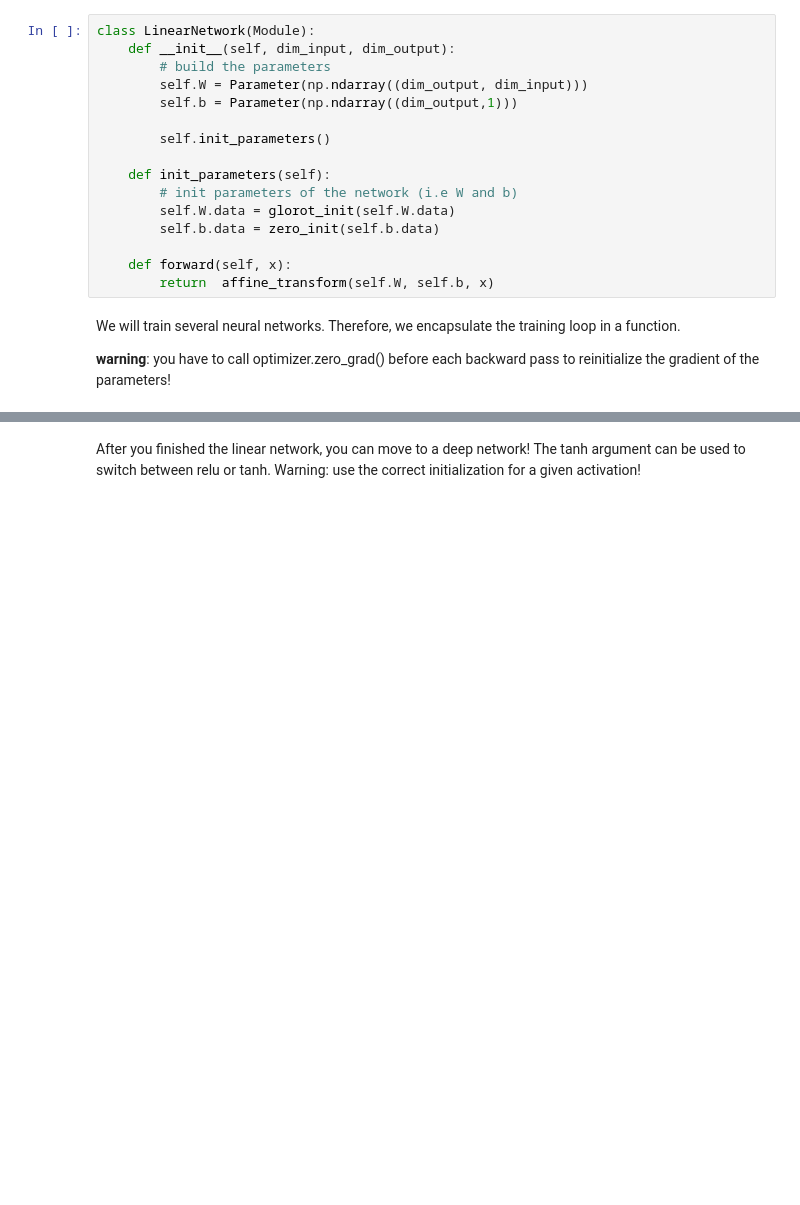
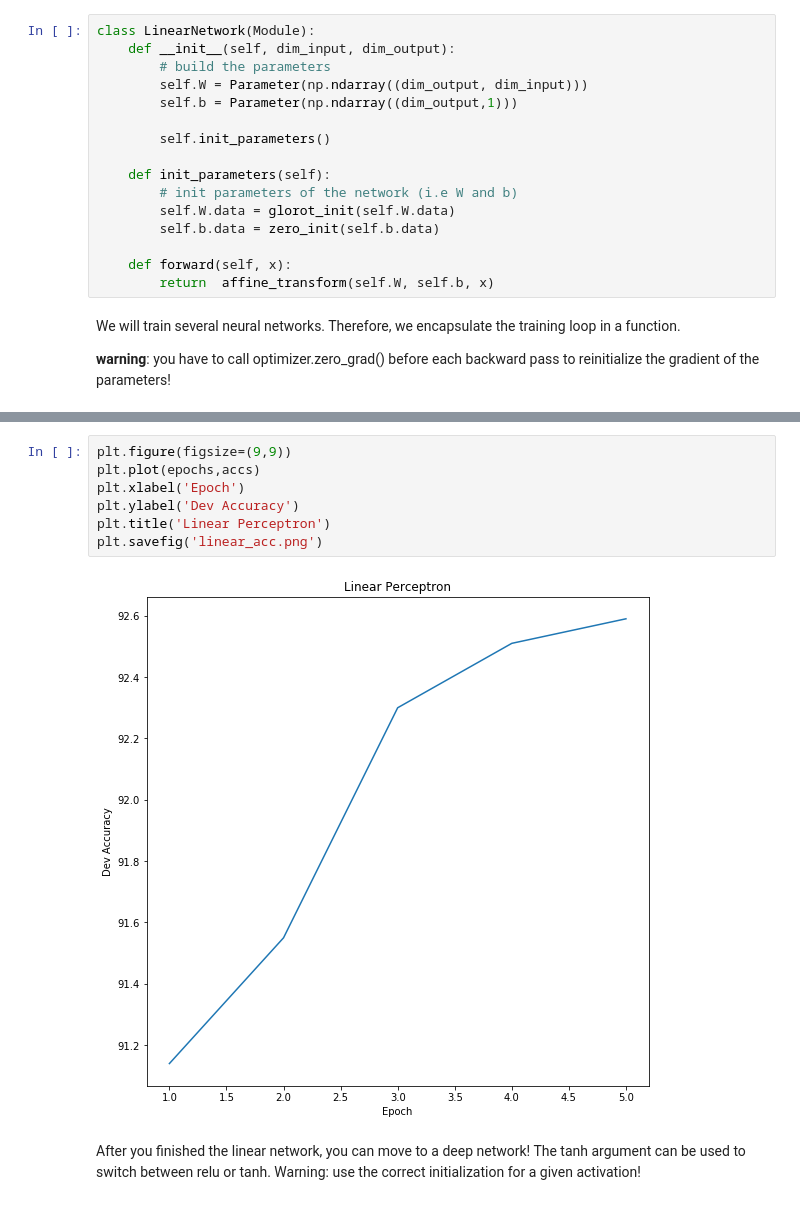
Before and after one commit to PrathamSolanki/deep-learning, a Jupyter notebook: 2/lab_exercises_2.ipynb, the cells around one changed output, grey strips where cells are left out. Drawn from its saved outputs; the diff is of its cells as text; blank space fills up the shorter version.

```diff
--- a/2/lab_exercises_2.ipynb
+++ b/2/lab_exercises_2.ipynb
@@ -388,3 +423,12 @@ Avg Loss: [0.2855438]
+# %%
+plt.figure(figsize=(9,9))
+plt.plot(epochs,accs)
+plt.xlabel('Epoch')
+plt.ylabel('Dev Accuracy')
+plt.title('Linear Perceptron')
+plt.savefig('linear_acc.png')
+# %% [output]
+[figure, added]
 # %% [markdown]
 After you finished the linear network, you can move to a deep network!
 The tanh argument can be used to switch between relu or tanh. Warning: use the correct initialization for a given activation!
```
Also changed, not shown: parts of 16 cells of this notebook, 6 other files.
